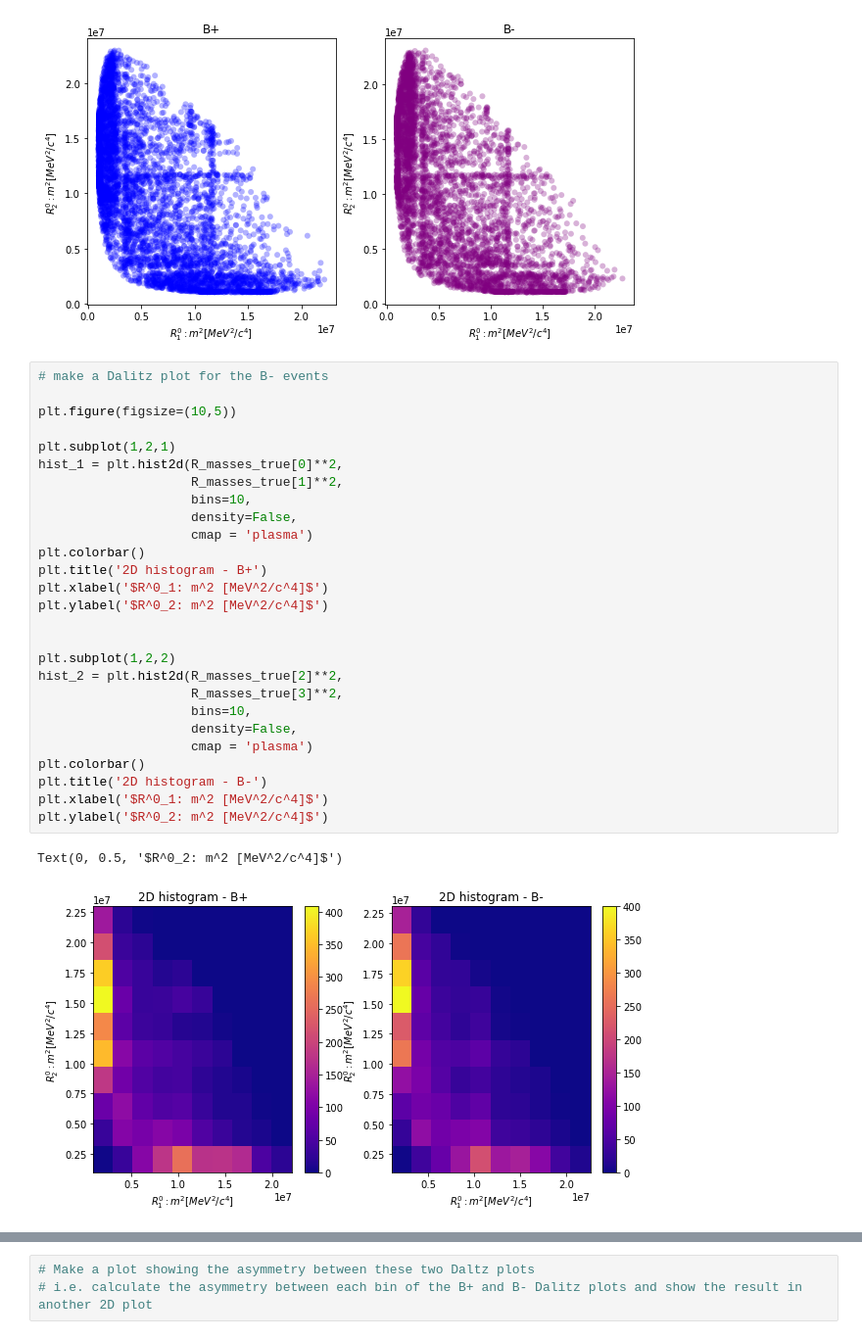
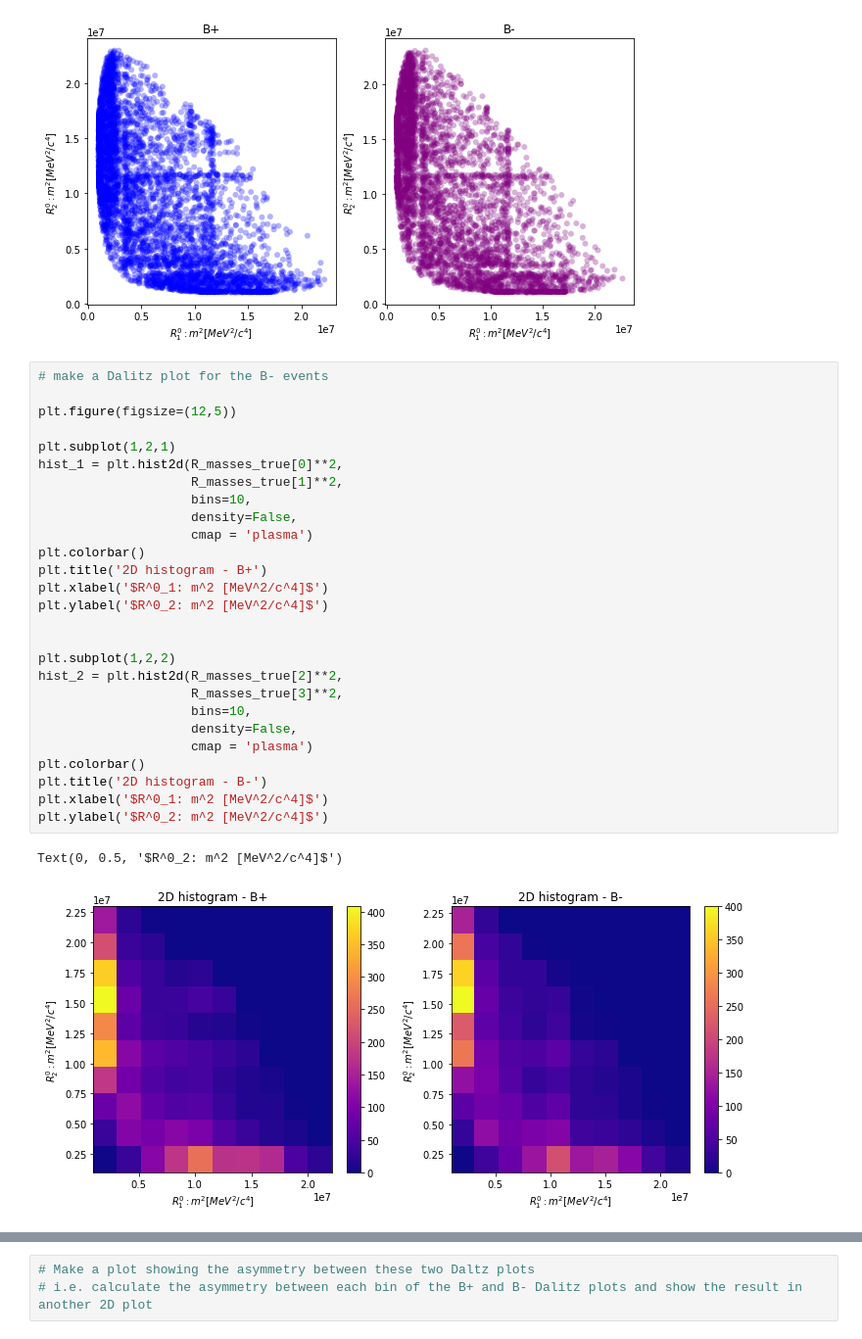
Before and after one commit to JTMalczewski/opendata-project-master, a Jupyter notebook: LHCb_Open_Data_Project.ipynb, the cells around one changed output, grey strips where cells are left out. Shown at 98% size. Cells and saved outputs as stored; diff of their text form.

```diff
--- a/LHCb_Open_Data_Project.ipynb
+++ b/LHCb_Open_Data_Project.ipynb
@@ -775,33 +775,33 @@ Text(0, 0.5, '$R^0_2: m^2 [MeV^2/c^4]$')
 # %%
 # make a Dalitz plot for the B- events
 
-plt.figure(figsize=(10,5))
+plt.figure(figsize=(12,5))
 
 plt.subplot(1,2,1)
 hist_1 = plt.hist2d(R_masses_true[0]**2,
                     R_masses_true[1]**2,
                     bins=10,
                     density=False,
                     cmap = 'plasma')
 plt.colorbar()
 plt.title('2D histogram - B+')
 plt.xlabel('$R^0_1: m^2 [MeV^2/c^4]$')
 plt.ylabel('$R^0_2: m^2 [MeV^2/c^4]$')
 
 
 plt.subplot(1,2,2)
 hist_2 = plt.hist2d(R_masses_true[2]**2,
                     R_masses_true[3]**2,
                     bins=10,
                     density=False,
                     cmap = 'plasma')
 plt.colorbar()
 plt.title('2D histogram - B-')
 plt.xlabel('$R^0_1: m^2 [MeV^2/c^4]$')
 plt.ylabel('$R^0_2: m^2 [MeV^2/c^4]$')
 # %% [output]
 Text(0, 0.5, '$R^0_2: m^2 [MeV^2/c^4]$')
-[figure, old version]
+[figure, new version]
 # %%
 asymetry = (hist_2[0] - hist_1[0])/(hist_2[0] + hist_1[0])
 
```
Also changed, not shown: parts of 3 cells of this notebook.
